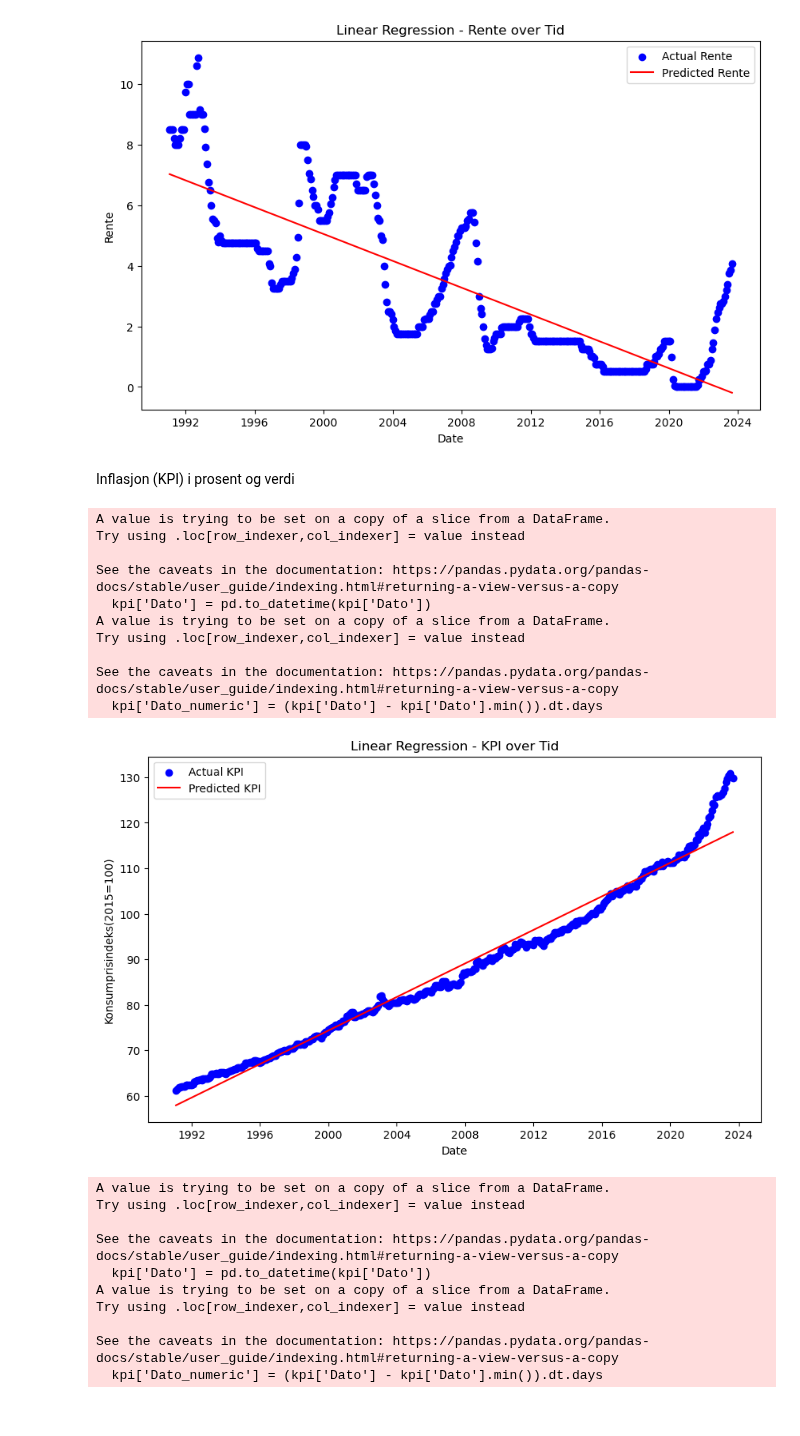
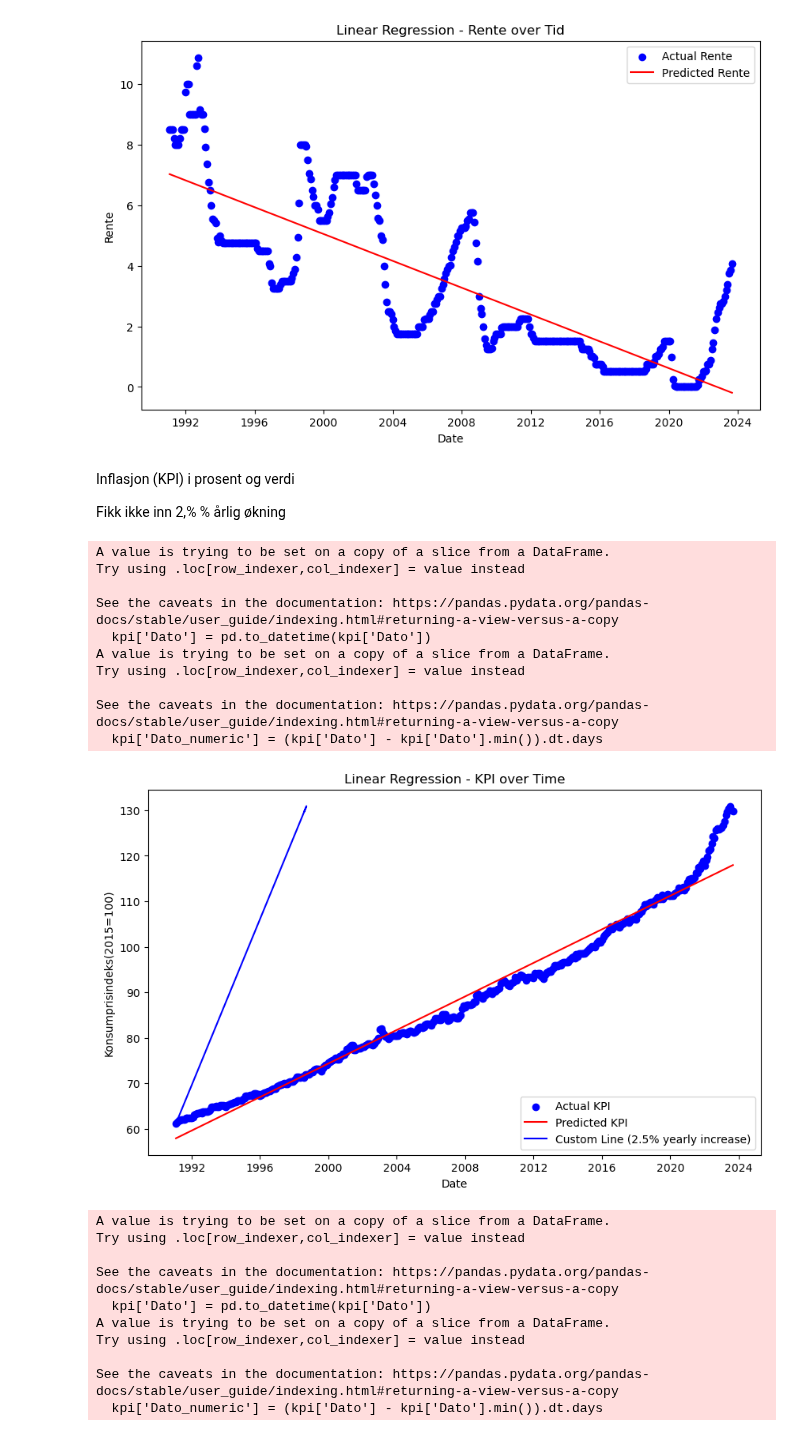
Before and after one commit to 591118/ProsjektADAH2023, a Jupyter notebook: prosjekt501.ipynb, the cells around one changed output. Drawn from its saved outputs; the diff is of its cells as text; code cells hidden in the pictures.

```diff
--- a/prosjekt501.ipynb
+++ b/prosjekt501.ipynb
@@ -269,6 +269,8 @@ See the caveats in the documentation: https://pandas.pydata.org/pandas-docs/stab
 [figure]
 # %% [markdown]
 Inflasjon (KPI) i prosent og verdi
+
+Fikk ikke inn 2,% % årlig økning
 # %%
 # Convert 'Dato' to datetime object
 kpi['Dato'] = pd.to_datetime(kpi['Dato'])
@@ -280,35 +282,51 @@ y_kpi = kpi['Konsumprisindeks(2015=100)']
 
 model_kpi_r = LinearRegression()
 model_kpi_r.fit(X_kpi, y_kpi)
 
 predictions_kpi = model_kpi_r.predict(X_kpi)
 
+# Extract the first Y value and corresponding date
+start_date = kpi['Dato'].min()
+start_y_value = y_kpi.iloc[0]
+
+# Calculate the slope for a 2.5% yearly increase
+slope =  0.025  # 2.5% as a decimal
+
+# Calculate the intercept based on the start point
+intercept = start_y_value - slope * (kpi['Dato'] - start_date).dt.days.iloc[0]
+
+# Generate the line with the calculated slope and intercept
+line_values = start_date + pd.to_timedelta((y_kpi - intercept) / slope, unit='D')
+
 plt.figure(figsize=(10, 6))
 
 # Plotting the data
 plt.scatter(kpi['Dato'], y_kpi, color='blue', label='Actual KPI')
 
 # Plotting the regression line
 plt.plot(kpi['Dato'], predictions_kpi, color='red', label='Predicted KPI')
 
+# Plotting the custom line
+plt.plot(line_values, y_kpi, color='blue', label='Custom Line (2.5% yearly increase)')
+
 # Labels and title
 plt.xlabel('Date')
 plt.ylabel('Konsumprisindeks(2015=100)')
-plt.title('Linear Regression - KPI over Tid')
+plt.title('Linear Regression - KPI over Time')
 plt.legend()
 plt.show()
 # %% [output]
 A value is trying to be set on a copy of a slice from a DataFrame.
 Try using .loc[row_indexer,col_indexer] = value instead
 
 See the caveats in the documentation: https://pandas.pydata.org/pandas-docs/stable/user_guide/indexing.html#returning-a-view-versus-a-copy
   kpi['Dato'] = pd.to_datetime(kpi['Dato'])
 A value is trying to be set on a copy of a slice from a DataFrame.
 Try using .loc[row_indexer,col_indexer] = value instead
 
 See the caveats in the documentation: https://pandas.pydata.org/pandas-docs/stable/user_guide/indexing.html#returning-a-view-versus-a-copy
   kpi['Dato_numeric'] = (kpi['Dato'] - kpi['Dato'].min()).dt.days
-[figure, old version]
+[figure, new version]
 # %%
 # Convert 'Dato' to datetime object
 kpi['Dato'] = pd.to_datetime(kpi['Dato'])
```
Also changed, not shown: parts of 1 cell of this notebook, 1 other file.
